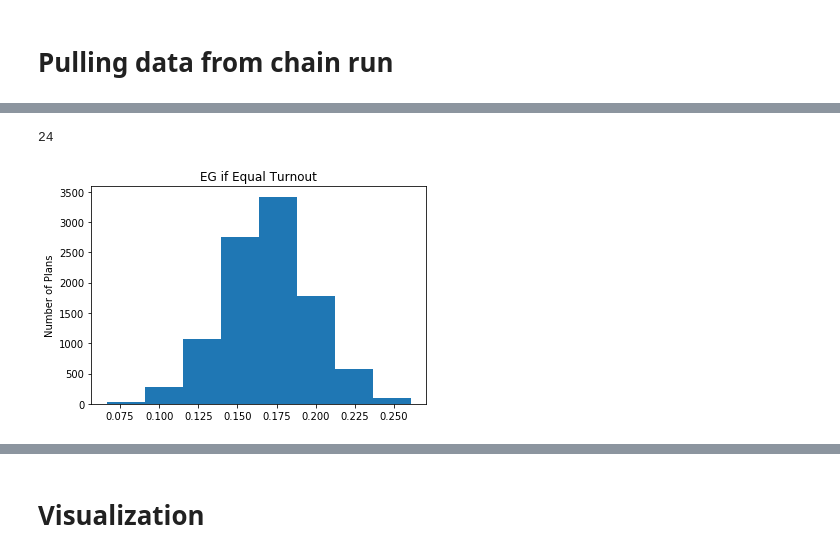
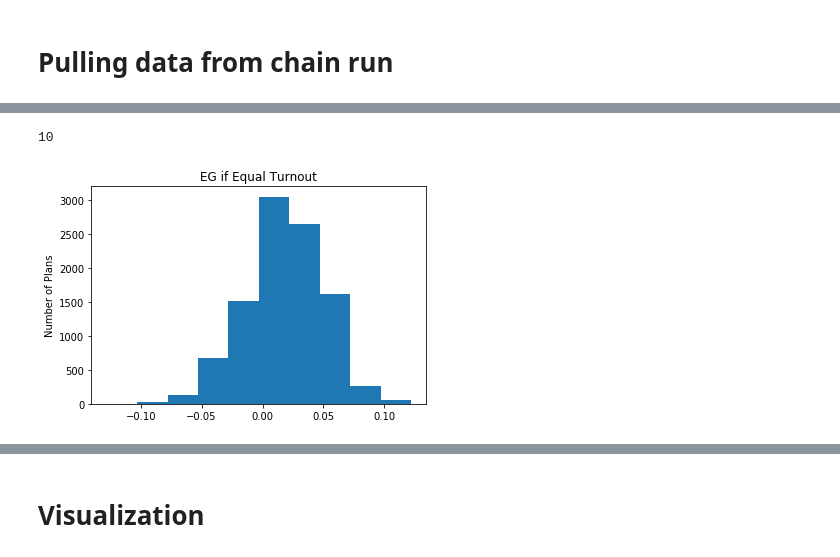
Before and after one commit to vrdi/Partisan-Metrics, a Jupyter notebook: TX_EG/TX_EG_MM.ipynb, the cells around one changed output, grey strips where cells are left out. Drawn from its saved outputs; the diff is of its cells as text; code cells hidden in the pictures.

```diff
--- a/TX_EG/TX_eff_gap.ipynb
+++ b/TX_EG/TX_EG_MM.ipynb
@@ -221,24 +298,16 @@ for i in range(10000):
 #Why is eg_ideal usually bigger? Because rho > 1 because dem winning districts have low turnout
+# %%
+num_values = max(seatdata) - min(seatdata) + 1
+print(num_values)
+# %% [output]
+10
 # %%
-plt.hist(difference)
-plt.axvline(.551, color='red', linestyle='dashed', linewidth=1, label='Descending alpha Plan')
-plt.legend(loc='upper right')
-plt.title('Difference Between EG with and without Equal Turnout')
+plt.hist(eg_ideal, bins=num_values)
+plt.title('EG if Equal Turnout')
 plt.ylabel('Number of Plans')
-plt.savefig("EG_difference_EG_ideal.png", dpi = 1200)
+plt.savefig("EG_ideal.png", dpi = 1200)
+# %% [output]
+[figure, added]
-# %%
-min(seatdata)
-max(seatdata)
-17-24
-# %% [output]
-24
-# %%
-plt.hist(eg_ideal, bins=8)
-plt.title('EG if Equal Turnout')
-plt.ylabel('Number of Plans')
-plt.savefig("EG_ideal.png", dpi = 1200)
-# %% [output]
-[figure, removed]
 # %%
 plt.hist(egdata)
 plt.title('EG')
```
Also changed, not shown: parts of 13 cells of this notebook, 14 other files.
